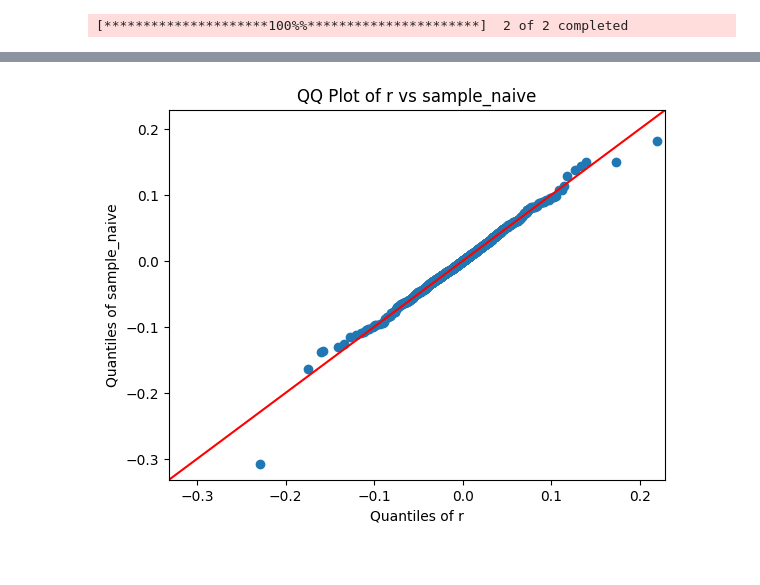
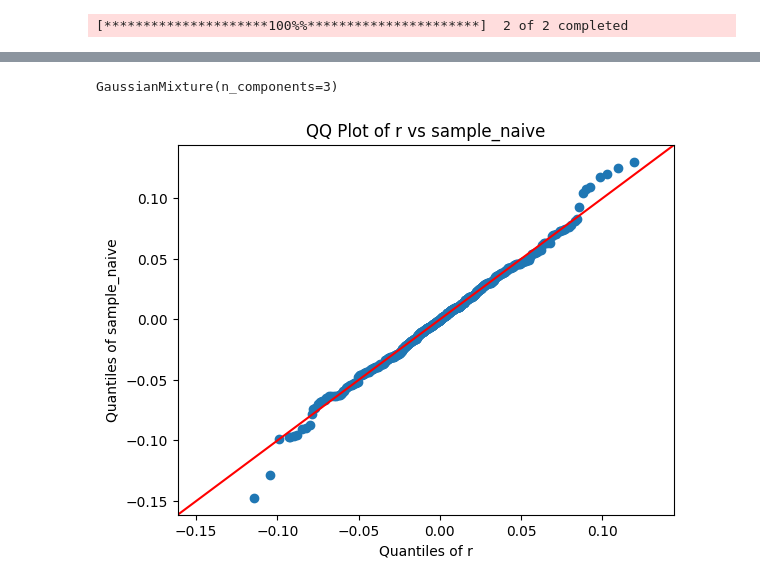
Before and after one commit to sarashs/Wallstreet-Bets, a Jupyter notebook: Notebooks/markov_nvda.ipynb, the cells around one changed output, grey strips where cells are left out. Drawn from its saved outputs; the diff is of its cells as text; code cells hidden in the pictures.

Commit message:
added new files, started working on autoencoder for stock market

```diff
--- a/Notebooks/markov_nvda.ipynb
+++ b/Notebooks/markov_nvda.ipynb
@@ -10,11 +10,14 @@ from tqdm import tqdm
 import cvxpy as cp
 from matplotlib import pyplot as plt
 import datetime
+from scipy import stats
+from sklearn.mixture import GaussianMixture
 
-start_date = '2007-01-01'
-end_date = '2012-07-09'
+start_date = '2022-01-01'
+end_date = '2024-07-19'
+ticker = 'CRWD'
 
-data = yf.download(['NVDA', 'SPY'], start=start_date, end=end_date)['Adj Close']
+data = yf.download([ticker, 'SPY'], start=start_date, end=end_date)['Adj Close']
 returns = data.pct_change().fillna(0)
 # %% [output]
 [*********************100%%**********************]  2 of 2 completed
@@ -91,7 +93,7 @@ p_10 = count_10 / count_1
 p_00 = 1 - p_01
 p_11 = 1 - p_10
 # %%
-r = returns.fillna(0)['NVDA'].to_numpy()
+r = returns.fillna(0)[ticker].to_numpy()
 
 r0 = (1 - state) * r[location:-1].T
 r1 = state * r[location:-1].T
@@ -111,6 +106,14 @@ params_naive = stats.t.fit(r)
 params_0 = stats.t.fit(r0)
 
 params_1 = stats.t.fit(r1)
+
+gmm1 = GaussianMixture(n_components=2)  # Adjust n_components as needed
+gmm1.fit(r0.reshape(-1, 1))
+
+gmm2 = GaussianMixture(n_components=3)  # Adjust n_components as needed
+gmm2.fit(r1.reshape(-1, 1))
+# %% [output]
+GaussianMixture(n_components=3)
 # %%
 # markov chain based generator
 
@@ -147,13 +147,24 @@ sample_naive = stats.t.rvs(*params, size=5000)
 # %%
+#params_naive = stats.genpareto.fit(r)
+#params = params_naive
+#sample_naive = stats.genpareto.rvs(*params, size=5000)
+
+# Fit a Gaussian Mixture Model
+gmm = GaussianMixture(n_components=3)  # Adjust n_components as needed
+gmm.fit(r.reshape(-1, 1))
+
+# Plotting a QQ plot for GMM
+# Simulate data from the fitted GMM for QQ plot
+sample_naive = gmm.sample(5000)[0].flatten()
 import statsmodels.api as sm
 # Generate QQ plot
 sm.qqplot_2samples(r, sample_naive, line='45')
 plt.xlabel('Quantiles of r')
 plt.ylabel('Quantiles of sample_naive')
 plt.title('QQ Plot of r vs sample_naive')
 plt.show()
 # %% [output]
-[figure, old version]
+[figure, new version]
 # %%
 # Generate QQ plot
 sm.qqplot_2samples(r, sample_markov, line='45')
```
Also changed, not shown: parts of 12 cells of this notebook, 2 other files.
